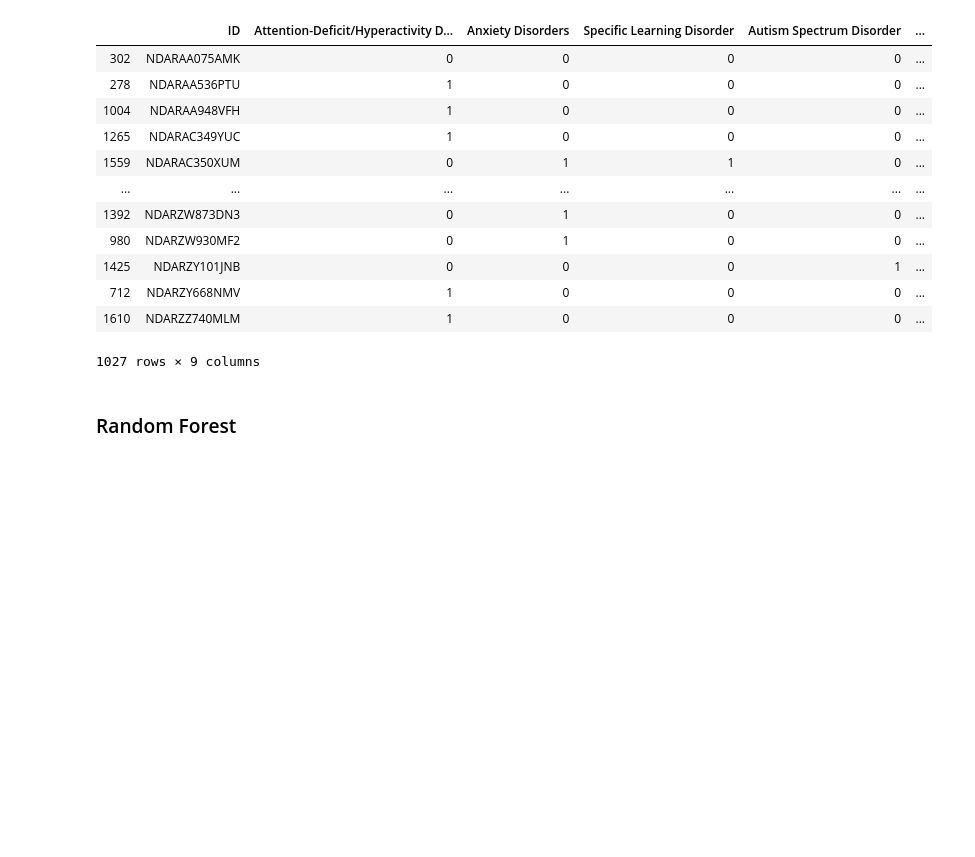
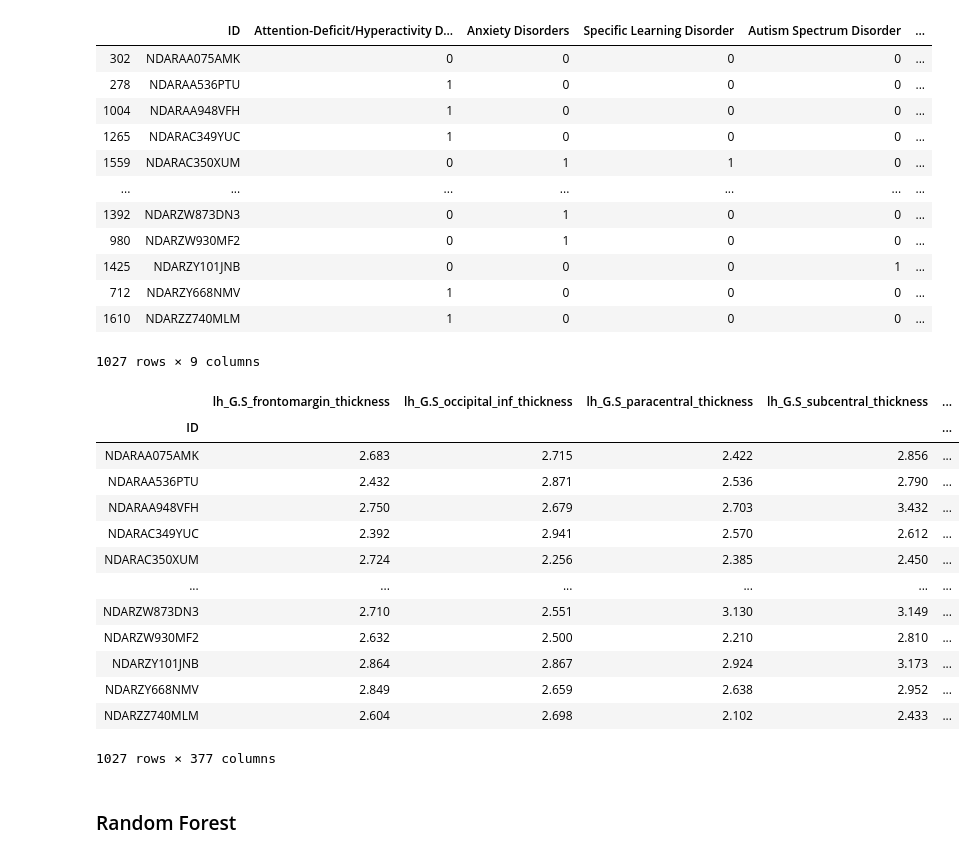
Before and after one commit to sanagno/psychiatry-mri-eeg, a Jupyter notebook: mri-experiments.ipynb, the cells around one changed output. Cells and saved outputs as stored; diff of their text form; code cells hidden in the pictures; blank space fills up the shorter version.

```diff
--- a/mri-experiments.ipynb
+++ b/mri-experiments.ipynb
@@ -579,21 +573,36 @@ labels_str
 1027 rows × 9 columns
 # %%
 # Check that IDs from the features and labels tables match
-if any(struct_mri['EID'].values != labels_str['ID'].values):
+if any(struct_mri['ID'].values != labels_str['ID'].values):
     raise ValueError('There is a mismatch in IDs!')
 
-struct_mri.set_index('EID', inplace=True)
+struct_mri.set_index('ID', inplace=True)
 labels_str.set_index('ID', inplace=True)
 # %%
 # Drop ID column
 # struct_mri = struct_mri.drop(columns=['EID'])
 
 # Convert site to integer ID
 scan_sites = struct_mri['ScanSite'].unique()
 map_site_to_ID = {site: i for i, site in enumerate(scan_sites)}
 struct_mri['ScanSite'] = struct_mri['ScanSite'].apply(lambda x: map_site_to_ID[x])
 
-# struct_mri
+struct_mri
+# %% [output]
+|  | lh_G.S_frontomargin_thickness | lh_G.S_occipital_inf_thickness | lh_G.S_paracentral_thickness | lh_G.S_subcentral_thickness | ... |
+| ID |  |  |  |  | ... |
+| NDARAA075AMK | 2.683 | 2.715 | 2.422 | 2.856 | ... |
+| NDARAA536PTU | 2.432 | 2.871 | 2.536 | 2.790 | ... |
+| NDARAA948VFH | 2.750 | 2.679 | 2.703 | 3.432 | ... |
+| NDARAC349YUC | 2.392 | 2.941 | 2.570 | 2.612 | ... |
+| NDARAC350XUM | 2.724 | 2.256 | 2.385 | 2.450 | ... |
+| ... | ... | ... | ... | ... | ... |
+| NDARZW873DN3 | 2.710 | 2.551 | 3.130 | 3.149 | ... |
+| NDARZW930MF2 | 2.632 | 2.500 | 2.210 | 2.810 | ... |
+| NDARZY101JNB | 2.864 | 2.867 | 2.924 | 3.173 | ... |
+| NDARZY668NMV | 2.849 | 2.659 | 2.638 | 2.952 | ... |
+| NDARZZ740MLM | 2.604 | 2.698 | 2.102 | 2.433 | ... |
+1027 rows × 377 columns
 # %% [markdown]
 ### Random Forest
 # %%
```
Also changed, not shown: parts of 23 cells of this notebook, 14 other files.
